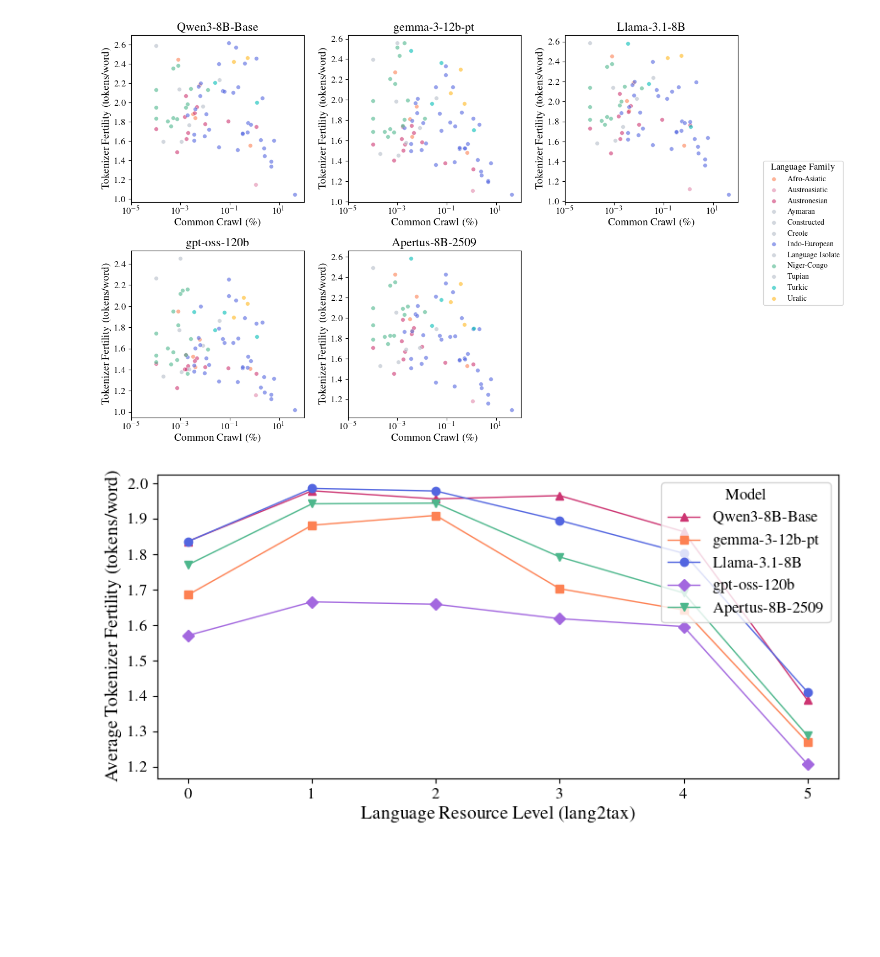
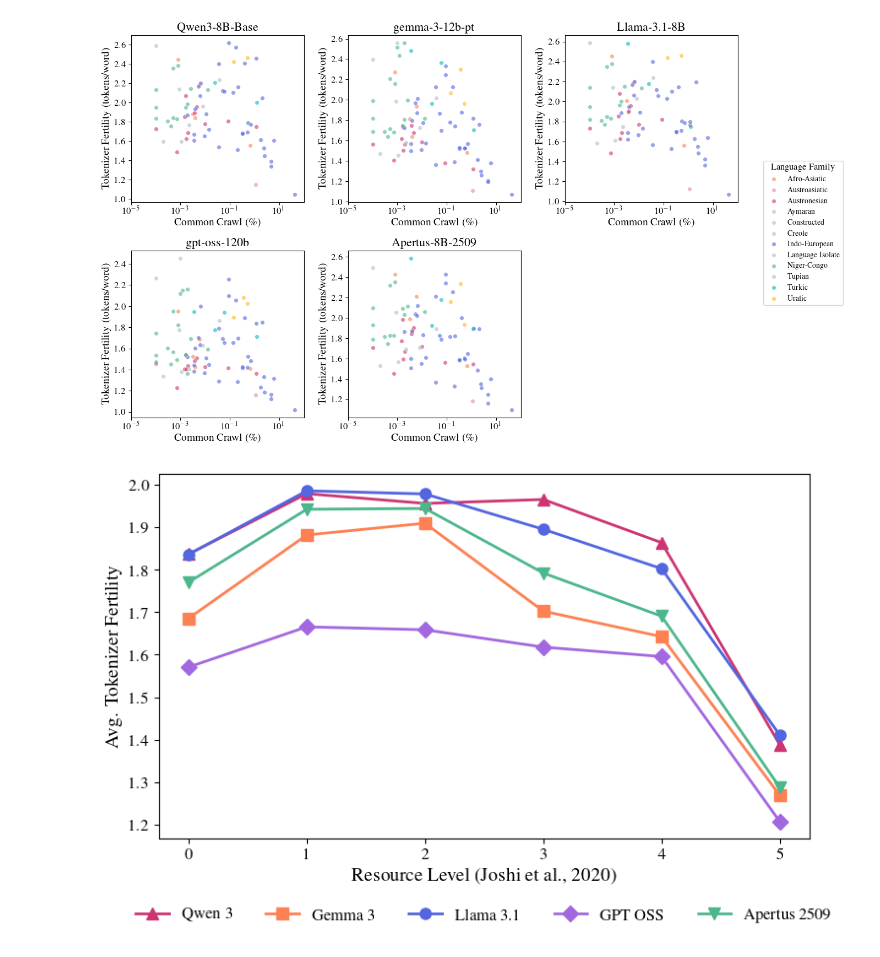
Before and after one commit to ljvmiranda921/edgeml-survey, a Jupyter notebook: notebooks/2026-02-12-figures-for-paper.ipynb, the cells around one changed output. Cells and saved outputs as stored; diff of their text form; code cells hidden in the pictures; blank space fills up the shorter version.

```diff
--- a/notebooks/2026-02-12-figures-for-paper.ipynb
+++ b/notebooks/2026-02-12-figures-for-paper.ipynb
@@ -203,45 +203,72 @@ plt.show()
 # %%
 # Compute average tpw per model and lang2tax level
 avg_fertility = merged_df.groupby(["model", "lang2tax"])["tpw"].mean().reset_index()
 
-# Create color and marker palette for models
+# Create color, marker, and display name for models
 model_styles = {
-    "meta-llama/Llama-3.1-8B": {"color": CAMBRIDGE_COLORS["indigo"], "marker": "o"},
-    "google/gemma-3-12b-pt": {"color": CAMBRIDGE_COLORS["crest"], "marker": "s"},
-    "Qwen/Qwen3-8B-Base": {"color": CAMBRIDGE_COLORS["cherry"], "marker": "^"},
-    "openai/gpt-oss-120b": {"color": CAMBRIDGE_COLORS["purple"], "marker": "D"},
-    "swiss-ai/Apertus-8B-2509": {"color": CAMBRIDGE_COLORS["green"], "marker": "v"},
+    "meta-llama/Llama-3.1-8B": {
+        "color": CAMBRIDGE_COLORS["indigo"],
+        "marker": "o",
+        "name": "Llama 3.1",
+    },
+    "google/gemma-3-12b-pt": {
+        "color": CAMBRIDGE_COLORS["crest"],
+        "marker": "s",
+        "name": "Gemma 3",
+    },
+    "Qwen/Qwen3-8B-Base": {
+        "color": CAMBRIDGE_COLORS["cherry"],
+        "marker": "^",
+        "name": "Qwen 3",
+    },
+    "openai/gpt-oss-120b": {
+        "color": CAMBRIDGE_COLORS["purple"],
+        "marker": "D",
+        "name": "GPT OSS",
+    },
+    "swiss-ai/Apertus-8B-2509": {
+        "color": CAMBRIDGE_COLORS["green"],
+        "marker": "v",
+        "name": "Apertus 2509",
+    },
 }
 
-fig, ax = plt.subplots(figsize=(8, 4))
+fig, ax = plt.subplots(figsize=(8, 5))
 
 for model in sorted(avg_fertility["model"].unique()):
     model_data = avg_fertility[avg_fertility["model"] == model].sort_values("lang2tax")
     style = model_styles.get(
-        model, {"color": CAMBRIDGE_COLORS["slate_3"], "marker": "o"}
+        model, {"color": CAMBRIDGE_COLORS["slate_3"], "marker": "o", "name": model}
     )
-    short_name = model.split("/")[-1]
     ax.plot(
         model_data["lang2tax"],
         model_data["tpw"],
         marker=style["marker"],
-        linewidth=1,
-        markersize=6,
-        label=short_name,
+        linewidth=2,
+        markersize=8,
+        label=style["name"],
         color=style["color"],
     )
 
-ax.set_xlabel("Language Resource Level (lang2tax)")
-ax.set_ylabel("Average Tokenizer Fertility (tokens/word)")
+ax.set_xlabel("Resource Level (Joshi et al., 2020)")
+ax.set_ylabel("Avg. Tokenizer Fertility")
 ax.set_xticks(range(6))
-ax.legend(title="Model", loc="upper right")
+
+# Legend below x-axis, 5 columns
+ax.legend(
+    #    title="Tokenizer",
+    loc="upper center",
+    bbox_to_anchor=(0.5, -0.15),
+    ncol=5,
+    frameon=False,
+)
 
 fig.tight_layout()
 fig.savefig(
     OUTPUT_DIR / "tokenizer_fertility_by_resource_level.pdf",
     bbox_inches="tight",
     dpi=300,
 )
 plt.show()
 # %% [output]
-[figure, old version]
+[figure, new version]
```
